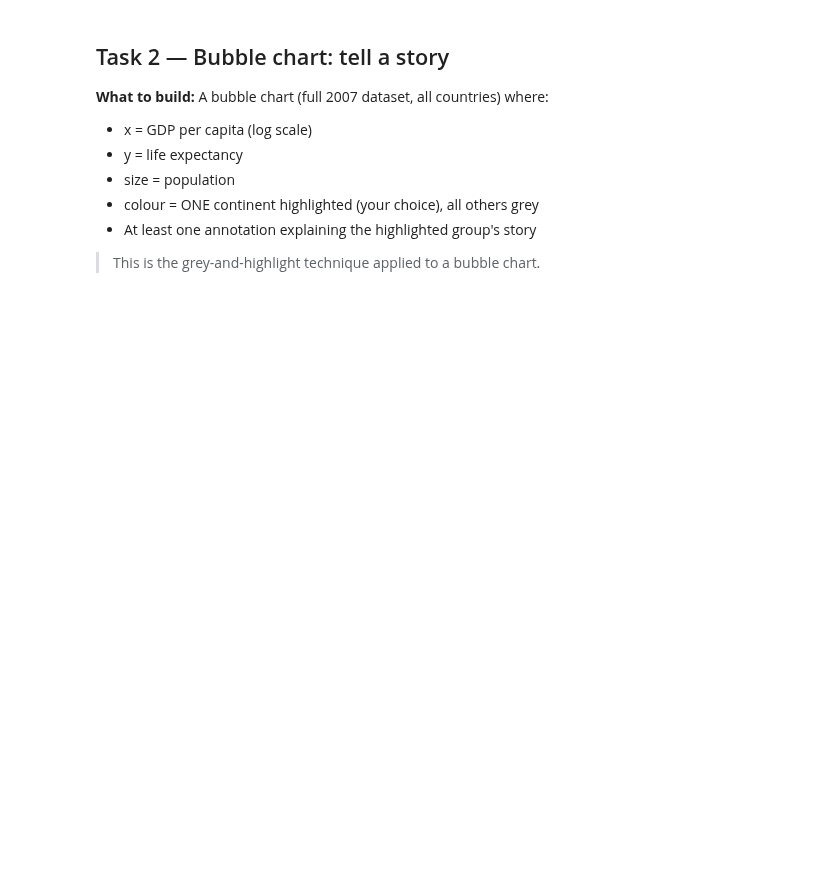
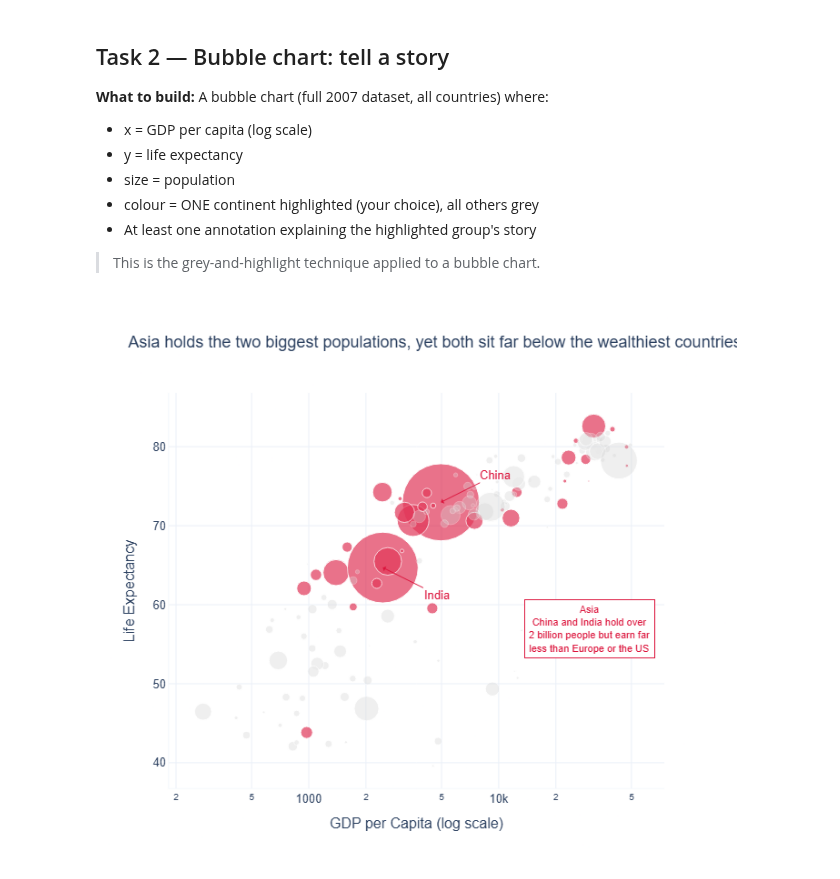
Before and after one commit to raj17-dev/dataviz-exercises-raj-ravindra-singh, a Jupyter notebook: week04/lecture04_exercise.ipynb, the cells around one changed output. Saved outputs shown, nothing was run; the diff lists cells and outputs as text; code cells hidden in the pictures; blank space fills up the shorter version.

```diff
--- a/week04/lecture04_exercise.ipynb
+++ b/week04/lecture04_exercise.ipynb
@@ -55,3 +129,64 @@ Choose any continent except Africa (that was the example). Highlight the change
 # %%
 # Task 2
 # YOUR CODE HERE
+df07 = df.loc[df['year'] == 2007].copy()
+
+highlight_continent = 'Asia'
+colour_map = {c: ('crimson' if c == highlight_continent else 'lightgrey') for c in df07['continent'].unique()}
+
+fig = px.scatter(
+    data_frame=df07, x='gdpPercap', y='lifeExp',
+    size='pop',
+    color='continent',
+    color_discrete_map=colour_map,
+    hover_name='country',
+    hover_data={'continent': False},
+    log_x=True,
+    size_max=60,                             # cap bubble size so small countries still visible
+    labels={'gdpPercap': 'GDP per Capita (log scale)', 'lifeExp': 'Life Expectancy', 'pop': 'Population'},
+    template='plotly_white',
+    custom_data=['country', 'pop'],
+    opacity=0.7,
+    title='Asia holds the two biggest populations, yet both sit far below the wealthiest countries'
+)
+
+# Improve hover: show formatted population using HTML
+fig.update_traces(
+    hovertemplate='<b>%{hovertext}</b><br>'
+                  'GDP per capita: $%{x:,.0f}<br>'
+                  'Life expectancy: %{y:.1f} yrs<br>'
+                  'Population: %{customdata[1]:,.0f}<extra></extra>'
+)
+
+# highlighted continent gets a stronger look, the rest fade back
+fig.update_traces(selector=dict(name=highlight_continent), opacity=0.85)
+fig.update_traces(selector=lambda t: t.name != highlight_continent, opacity=0.5)
+
+# label China and India directly
+for country, ax, ay in [('China', 60, -30), ('India', 60, 30)]:
+    row = df07[df07['country'] == country].iloc[0]
+    fig.add_annotation(
+        x=math.log10(row['gdpPercap']), y=row['lifeExp'],
+        text=country,
+        showarrow=True, arrowcolor='crimson', arrowhead=1, ax=ax, ay=ay,
+        font=dict(size=13, family='Arial', color='crimson')
+    )
+
+# annotation explaining the highlighted group's story
+fig.add_annotation(
+    x=math.log10(30000), y=57,
+    text='Asia<br>China and India hold over<br>2 billion people but earn far<br>less than Europe or the US',
+    showarrow=False,
+    font=dict(color='crimson', size=11, family='Arial'),
+    bgcolor='white', bordercolor='crimson', borderwidth=1, borderpad=4
+)
+
+fig.update_layout(
+    font=dict(family='Arial', size=13),
+    yaxis=dict(linewidth=0.5), xaxis=dict(linewidth=0.5),
+    showlegend=False,
+    height=600, width=1100
+)
+fig.show()
+# %% [output]
+[figure, added]
```
Also changed, not shown: parts of 3 cells of this notebook.
